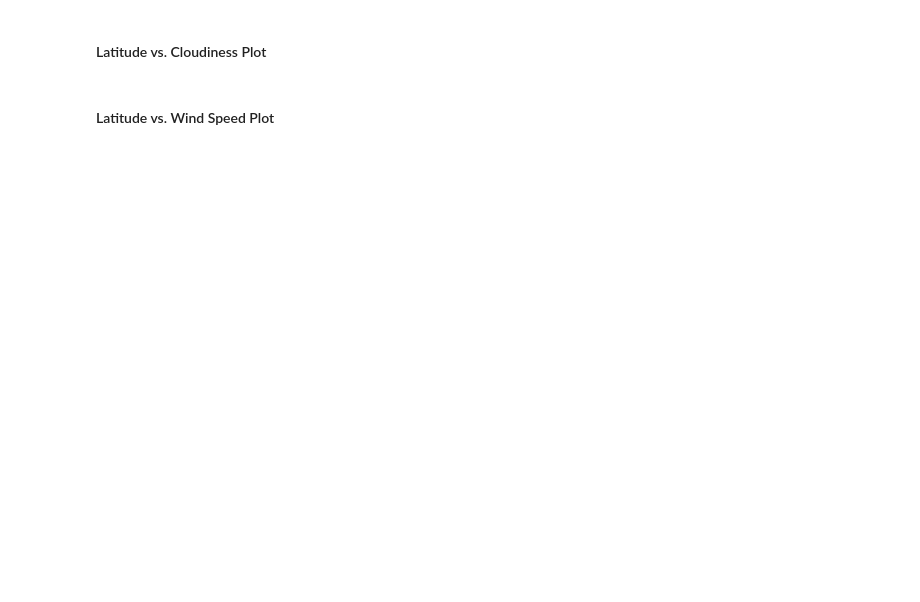
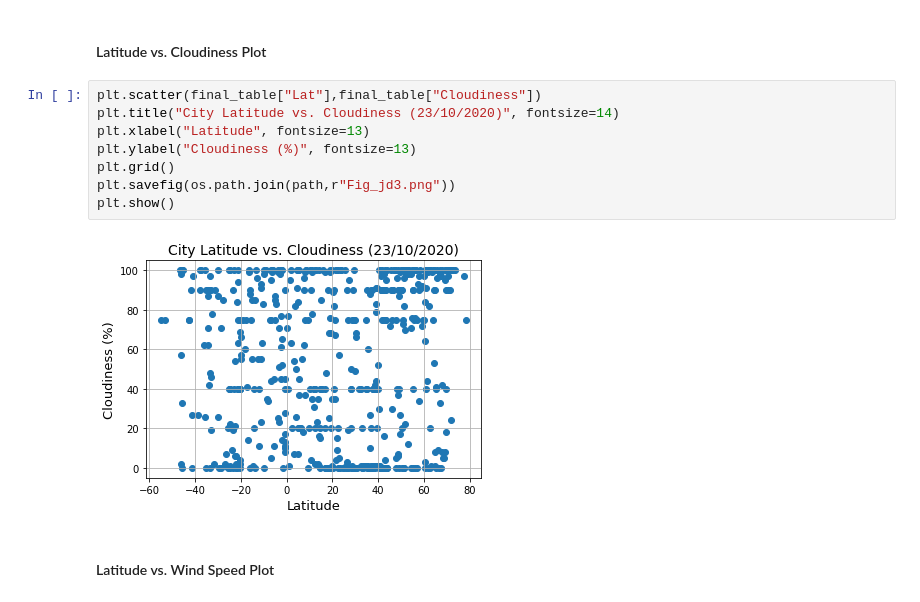
Before and after one commit to trezeget-1/Equator-Weather-Research, a Jupyter notebook: Instructions/starter_code/WeatherPy.ipynb, the cells around one changed output. Drawn from its saved outputs; the diff is of its cells as text; blank space fills up the shorter version.

```diff
--- a/Instructions/starter_code/WeatherPy.ipynb
+++ b/Instructions/starter_code/WeatherPy.ipynb
@@ -235,4 +282,14 @@ final_table
 # %% [markdown]
 #### Latitude vs. Cloudiness Plot
+# %%
+plt.scatter(final_table["Lat"],final_table["Cloudiness"])
+plt.title("City Latitude vs. Cloudiness (23/10/2020)", fontsize=14)
+plt.xlabel("Latitude", fontsize=13)
+plt.ylabel("Cloudiness (%)", fontsize=13)
+plt.grid()
+plt.savefig(os.path.join(path,r"Fig_jd3.png"))
+plt.show()
+# %% [output]
+[figure, added]
 # %% [markdown]
 #### Latitude vs. Wind Speed Plot
```
Also changed, not shown: parts of 4 cells of this notebook, 4 other files.
